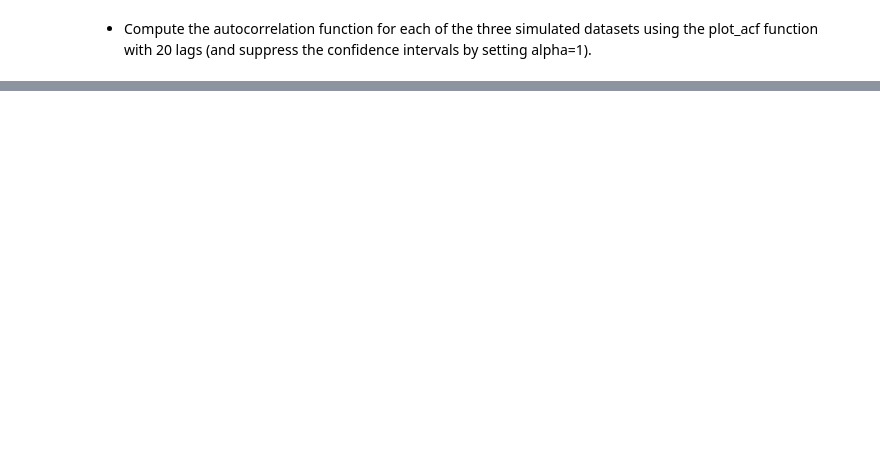
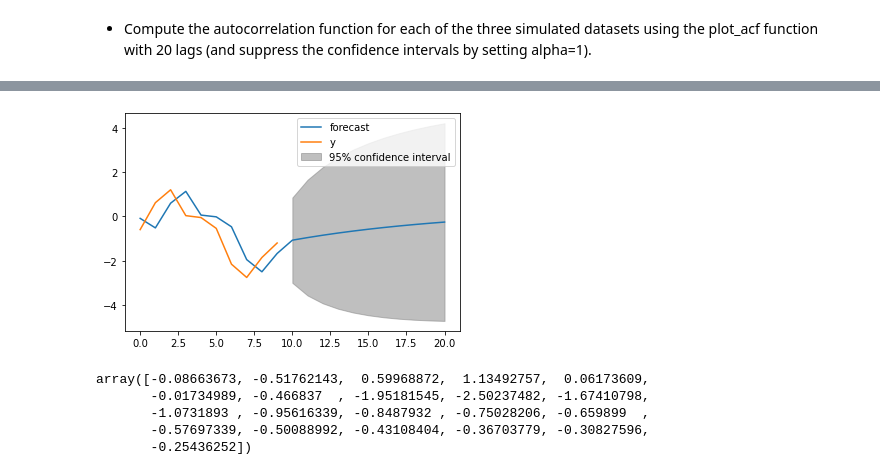
Before and after one commit to naikshubham/Forecasting-using-Python, a Jupyter notebook: Time-Series-Analysis/Time Series Analysis.ipynb, the cells around one changed output, grey strips where cells are left out. Saved outputs shown, nothing was run; the diff lists cells and outputs as text; code cells hidden in the pictures; blank space fills up the shorter version.

```diff
--- a/Time-Series-Analysis/Time Series Analysis.ipynb
+++ b/Time-Series-Analysis/Time Series Analysis.ipynb
@@ -728,0 +778,18 @@ plt.show()
+# %%
+from statsmodels.tsa.arima_model import ARMA
+
+# forecast the first AR(1) model
+mod = ARMA(simulated_data_1, order=(1,0))
+res = mod.fit()
+res.plot_predict(start=990, end=1010)
+plt.show()
+# %% [output]
+[figure, added]
+# %%
+res.predict(start=990, end=1010)
+# %% [output]
+array([-0.08663673, -0.51762143,  0.59968872,  1.13492757,  0.06173609,
+       -0.01734989, -0.466837  , -1.95181545, -2.50237482, -1.67410798,
+       -1.0731893 , -0.95616339, -0.8487932 , -0.75028206, -0.659899  ,
+       -0.57697339, -0.50088992, -0.43108404, -0.36703779, -0.30827596,
+       -0.25436252])
```
Also changed, not shown: parts of 29 cells of this notebook.
